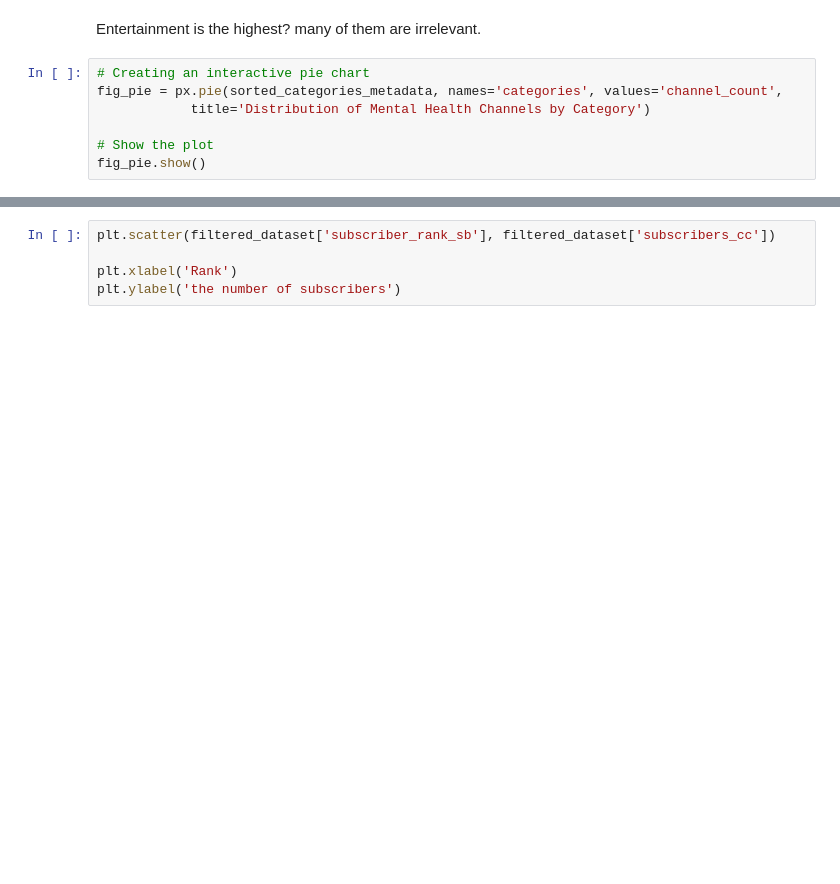
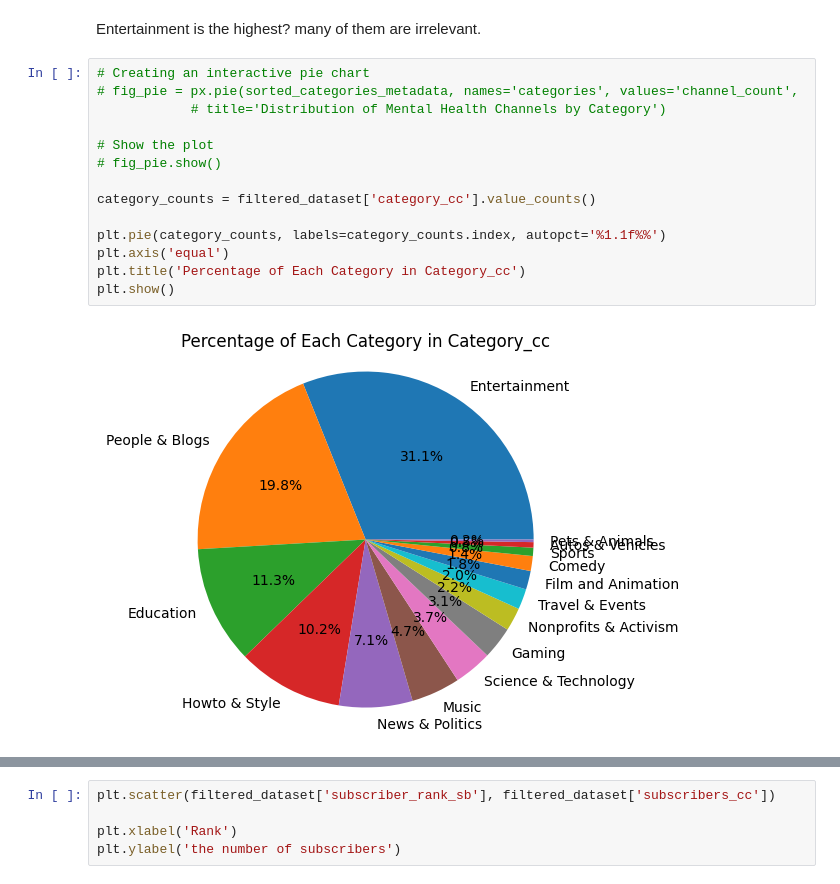
Before and after one commit to epfl-ada/ada-2023-project-lassa8639, a Jupyter notebook: Channel_Metadata.ipynb, the cells around one changed output, grey strips where cells are left out. Saved outputs shown, nothing was run; the diff lists cells and outputs as text; blank space fills up the shorter version.

```diff
--- a/Channel_Metadata.ipynb
+++ b/Channel_Metadata.ipynb
@@ -92,10 +103,19 @@ fig_bar.show()
 Entertainment is the highest? many of them are irrelevant.
 # %%
 # Creating an interactive pie chart
-fig_pie = px.pie(sorted_categories_metadata, names='categories', values='channel_count',
-            title='Distribution of Mental Health Channels by Category')
+# fig_pie = px.pie(sorted_categories_metadata, names='categories', values='channel_count',
+            # title='Distribution of Mental Health Channels by Category')
 
 # Show the plot
-fig_pie.show()
+# fig_pie.show()
+
+category_counts = filtered_dataset['category_cc'].value_counts()
+
+plt.pie(category_counts, labels=category_counts.index, autopct='%1.1f%%')
+plt.axis('equal')
+plt.title('Percentage of Each Category in Category_cc')
+plt.show()
+# %% [output]
+[figure, added]
 # %%
 # Example for views distribution with log scale
```
Also changed, not shown: parts of 2 cells of this notebook.
